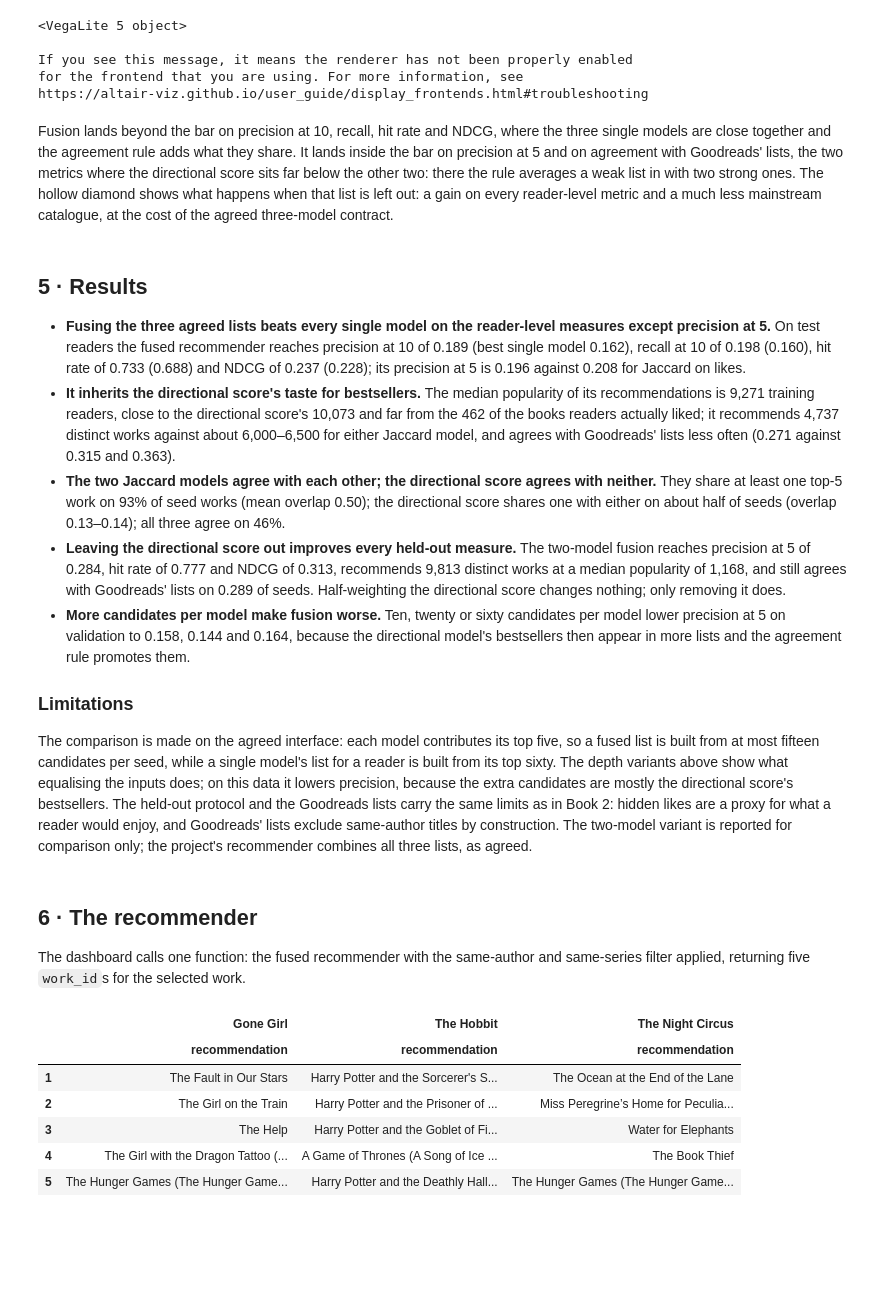
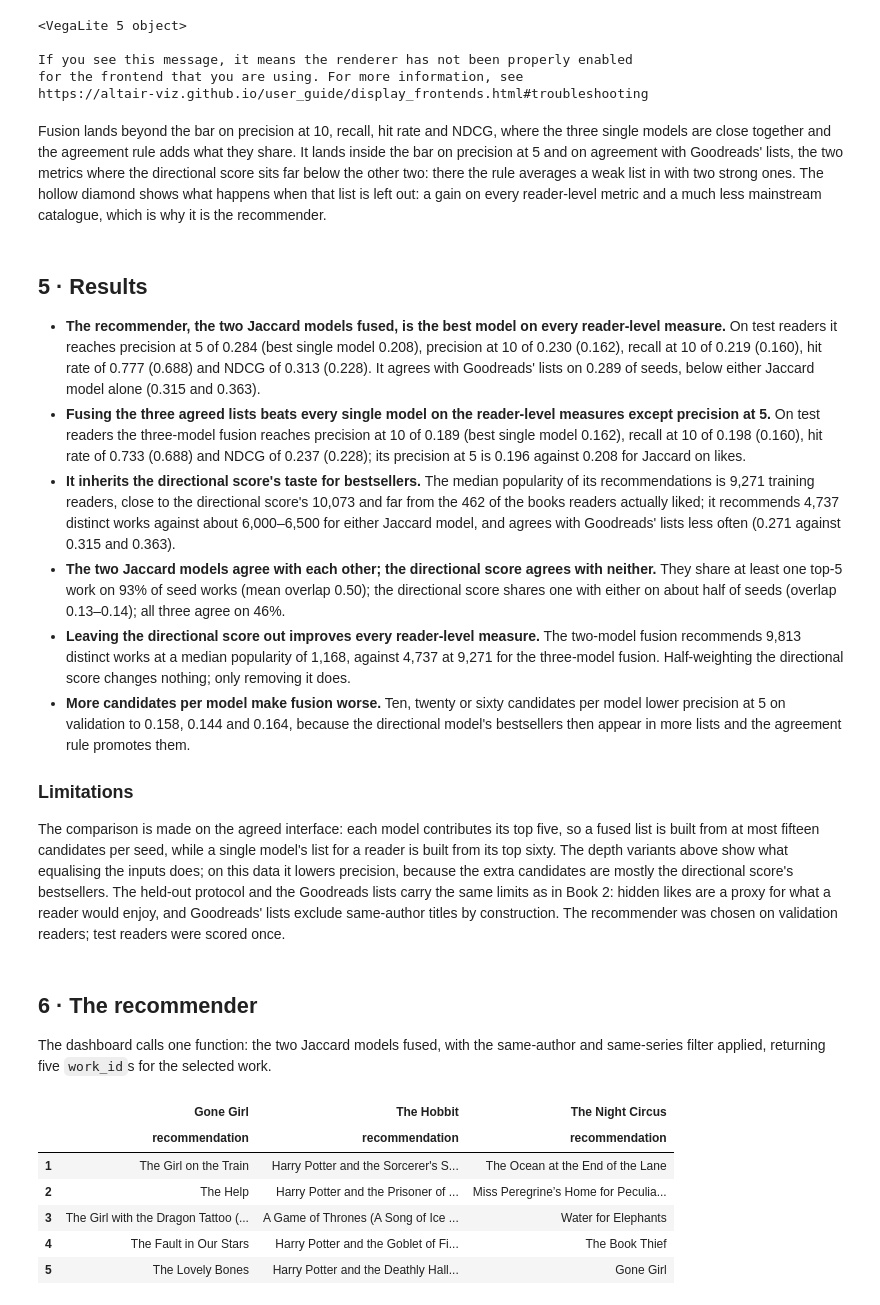
Before and after one commit to LBDavid98/milestone_593_cain_ehlen_hook, a Jupyter notebook: Book 3 - Ranked Fusion Recommender.ipynb, the cells around one changed output. Drawn from its saved outputs; the diff is of its cells as text; code cells hidden in the pictures; blank space fills up the shorter version.

```diff
--- a/Book 3 - Ranked Fusion Recommender.ipynb
+++ b/Book 3 - Ranked Fusion Recommender.ipynb
@@ -248,12 +249,17 @@ models are close together and the agreement rule adds what they share. It lands
 precision at 5 and on agreement with Goodreads' lists, the two metrics where the directional score
 sits far below the other two: there the rule averages a weak list in with two strong ones. The
 hollow diamond shows what happens when that list is left out: a gain on every reader-level metric
-and a much less mainstream catalogue, at the cost of the agreed three-model contract.
+and a much less mainstream catalogue, which is why it is the recommender.
 # %% [markdown]
 ## 5 · Results
 
+- **The recommender, the two Jaccard models fused, is the best model on every reader-level measure.**
+  On test readers it reaches precision at 5 of 0.284 (best single model 0.208), precision at 10 of
+  0.230 (0.162), recall at 10 of 0.219 (0.160), hit rate of 0.777 (0.688) and NDCG of 0.313
+  (0.228). It agrees with Goodreads' lists on 0.289 of seeds, below either Jaccard model alone
+  (0.315 and 0.363).
 - **Fusing the three agreed lists beats every single model on the reader-level measures except
-  precision at 5.** On test readers the fused recommender reaches precision at 10 of 0.189 (best
+  precision at 5.** On test readers the three-model fusion reaches precision at 10 of 0.189 (best
   single model 0.162), recall at 10 of 0.198 (0.160), hit rate of 0.733 (0.688) and NDCG of 0.237
   (0.228); its precision at 5 is 0.196 against 0.208 for Jaccard on likes.
 - **It inherits the directional score's taste for bestsellers.** The median popularity of its
@@ -264,10 +270,9 @@ and a much less mainstream catalogue, at the cost of the agreed three-model cont
 - **The two Jaccard models agree with each other; the directional score agrees with neither.** They
   share at least one top-5 work on 93% of seed works (mean overlap 0.50); the directional score
   shares one with either on about half of seeds (overlap 0.13–0.14); all three agree on 46%.
-- **Leaving the directional score out improves every held-out measure.** The two-model fusion
-  reaches precision at 5 of 0.284, hit rate of 0.777 and NDCG of 0.313, recommends 9,813 distinct
-  works at a median popularity of 1,168, and still agrees with Goodreads' lists on 0.289 of seeds.
-  Half-weighting the directional score changes nothing; only removing it does.
+- **Leaving the directional score out improves every reader-level measure.** The two-model fusion
+  recommends 9,813 distinct works at a median popularity of 1,168, against 4,737 at 9,271 for the
+  three-model fusion. Half-weighting the directional score changes nothing; only removing it does.
 - **More candidates per model make fusion worse.** Ten, twenty or sixty candidates per model lower
   precision at 5 on validation to 0.158, 0.144 and 0.164, because the directional model's
   bestsellers then appear in more lists and the agreement rule promotes them.
@@ -280,37 +285,37 @@ built from its top sixty. The depth variants above show what equalising the inpu
 data it lowers precision, because the extra candidates are mostly the directional score's
 bestsellers. The held-out protocol and the Goodreads lists carry the same limits as in Book 2: hidden
 likes are a proxy for what a reader would enjoy, and Goodreads' lists exclude same-author titles by
-construction. The two-model variant is reported for comparison only; the project's recommender
-combines all three lists, as agreed.
+construction. The recommender was chosen on validation readers; test readers were scored once.
 # %% [markdown]
 ## 6 · The recommender
 
-The dashboard calls one function: the fused recommender with the same-author and same-series filter
-applied, returning five `work_id`s for the selected work.
+The dashboard calls one function: the two Jaccard models fused, with the same-author and same-series
+filter applied, returning five `work_id`s for the selected work.
 # %%
-# The project's recommender: fused, filter on, five works.
+# The project's recommender: the two Jaccard models fused, filter on, five works.
 related = co.related_works(books, work_ids)      # same-author and same-series works, removed at query time
+jaccard_tables = {name: tables[name] for name in ["Jaccard (likes)", "Finished together (shelves)"]}
 
 def recommend(work_id, n=TOP_N):
-    """Top n recommendations for a work: the three models' top five, fused by rank, same-author and
-    same-series works removed."""
-    return fu.recommend_fused(tables, int(work_id), n=n, per_model=TOP_N, k=RRF_K,
+    """Top n recommendations for a work: the two Jaccard models' top five, fused by rank, same-author
+    and same-series works removed."""
+    return fu.recommend_fused(jaccard_tables, int(work_id), n=n, per_model=TOP_N, k=RRF_K,
                               exclude=frozenset(related.get(int(work_id), set())))
 
 
 def show(title_start):
     seed = int(books[books["title"].str.startswith(title_start, na=False)].sort_values("ratings_count").iloc[-1]["work_id"])
     return pd.DataFrame({"recommendation": titles[recommend(seed)].to_numpy()}, index=pd.Index(range(1, TOP_N + 1), name=f"{titles[seed][:40]}"))
 
 pd.concat([show("Gone Girl"), show("The Hobbit"), show("The Night Circus")], axis=1, keys=["Gone Girl", "The Hobbit", "The Night Circus"])
 # %% [output]
 |  | Gone Girl | The Hobbit | The Night Circus |
 |  | recommendation | recommendation | recommendation |
-| 1 | The Fault in Our Stars | Harry Potter and the Sorcerer's S... | The Ocean at the End of the Lane |
-| 2 | The Girl on the Train | Harry Potter and the Prisoner of ... | Miss Peregrine’s Home for Peculia... |
-| 3 | The Help | Harry Potter and the Goblet of Fi... | Water for Elephants |
-| 4 | The Girl with the Dragon Tattoo (... | A Game of Thrones (A Song of Ice ... | The Book Thief |
-| 5 | The Hunger Games (The Hunger Game... | Harry Potter and the Deathly Hall... | The Hunger Games (The Hunger Game... |
+| 1 | The Girl on the Train | Harry Potter and the Sorcerer's S... | The Ocean at the End of the Lane |
+| 2 | The Help | Harry Potter and the Prisoner of ... | Miss Peregrine’s Home for Peculia... |
+| 3 | The Girl with the Dragon Tattoo (... | A Game of Thrones (A Song of Ice ... | Water for Elephants |
+| 4 | The Fault in Our Stars | Harry Potter and the Goblet of Fi... | The Book Thief |
+| 5 | The Lovely Bones | Harry Potter and the Deathly Hall... | Gone Girl |
 # %% [markdown]
 ## 7 · Files written
 
```
Also changed, not shown: parts of 4 cells of this notebook, 2 other files.
